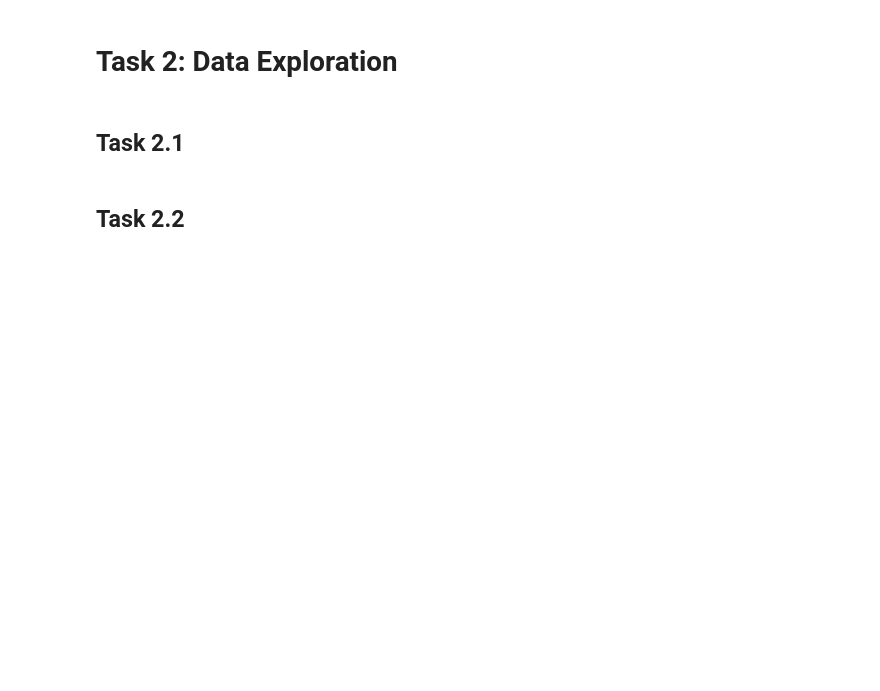
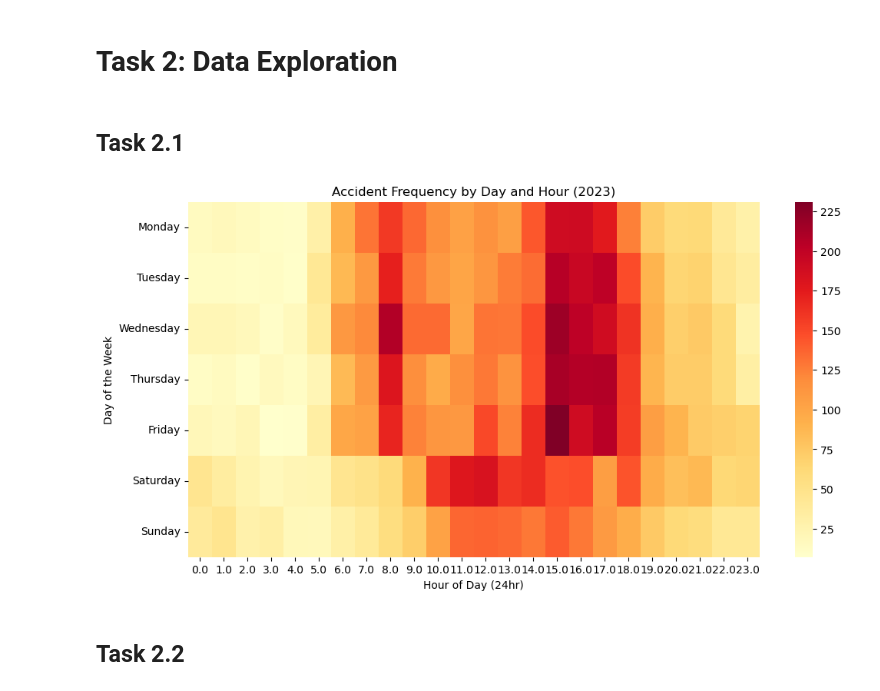
Before and after one commit to Lysitheatsu/PracDataSci, a Jupyter notebook: Assignment1/assignment1.ipynb, the cells around one changed output. Drawn from its saved outputs; the diff is of its cells as text; code cells hidden in the pictures; blank space fills up the shorter version.

Commit message:
added some of the graphs i could potientially use...

```diff
--- a/Assignment1/assignment1.ipynb
+++ b/Assignment1/assignment1.ipynb
@@ -108,2 +106,25 @@ df.to_csv('cleaned.csv', index=False)
+# %%
+# Code goes after this line by adding cells
+import seaborn as sns
+import matplotlib.pyplot as plt
+
+# 1. Filter for 2023 and extract the Hour
+df_2023 = df[df['ACCIDENT_DATE'].dt.year == 2023].copy()
+df_2023['HOUR'] = pd.to_datetime(df_2023['ACCIDENT_TIME'], format='%H:%M:%S').dt.hour
+
+# 2. Create a pivot table for the Heatmap
+# We'll order the days correctly
+day_order = ['Monday', 'Tuesday', 'Wednesday', 'Thursday', 'Friday', 'Saturday', 'Sunday']
+heatmap_data = df_2023.groupby(['DAY_OF_WEEK', 'HOUR']).size().unstack().reindex(day_order)
+
+# 3. Plotting
+plt.figure(figsize=(12, 6))
+sns.heatmap(heatmap_data, cmap="YlOrRd", annot=False)
+plt.title('Accident Frequency by Day and Hour (2023)')
+plt.xlabel('Hour of Day (24hr)')
+plt.ylabel('Day of the Week')
+plt.show()
+# %% [output]
+[figure, added]
 # %% [markdown]
 ## Task 2.2
```
Also changed, not shown: parts of 5 cells of this notebook.
